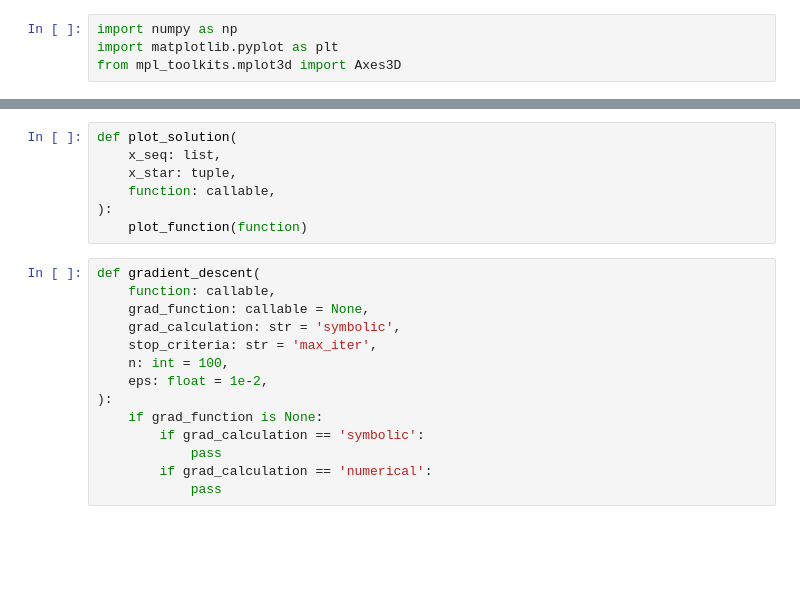
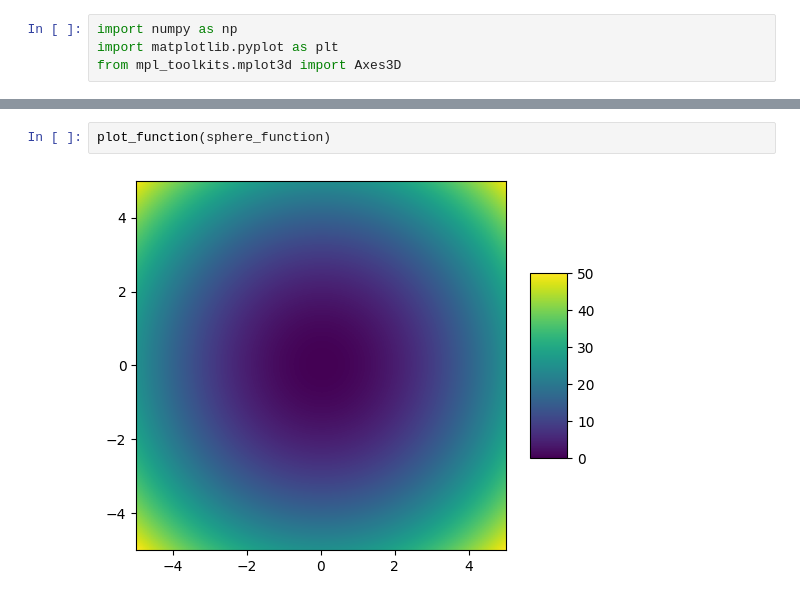
Before and after one commit to iameteron/ai, a Jupyter notebook: lab1/lab1.ipynb, the cells around one changed output, grey strips where cells are left out. Cells and saved outputs as stored; diff of their text form; blank space fills up the shorter version.

```diff
--- a/lab1/lab1.ipynb
+++ b/lab1/lab1.ipynb
@@ -45,21 +99,4 @@ x = plot_function(Rastrigin_function)
-# %%
-def plot_solution(
-    x_seq: list,
-    x_star: tuple,
-    function: callable,
-):
-    plot_function(function)
-# %%
-def gradient_descent(
-    function: callable,
-    grad_function: callable = None,
-    grad_calculation: str = 'symbolic',
-    stop_criteria: str = 'max_iter',
-    n: int = 100,
-    eps: float = 1e-2,
-):
-    if grad_function is None:
-        if grad_calculation == 'symbolic':
-            pass
-        if grad_calculation == 'numerical':
-            pass
+# %%
+plot_function(sphere_function)
+# %% [output]
+[figure, added]
```
Also changed, not shown: parts of 9 cells of this notebook.
